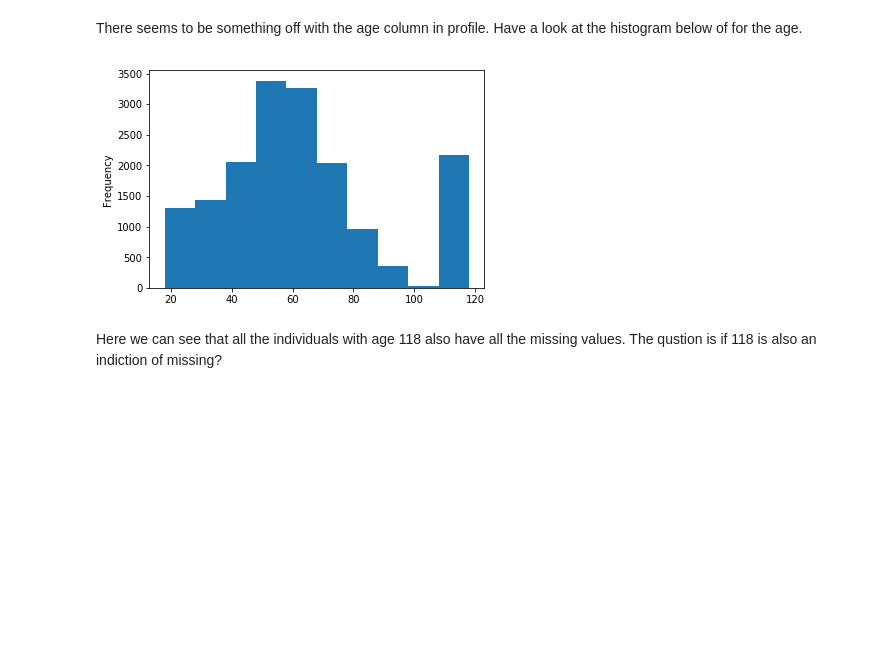
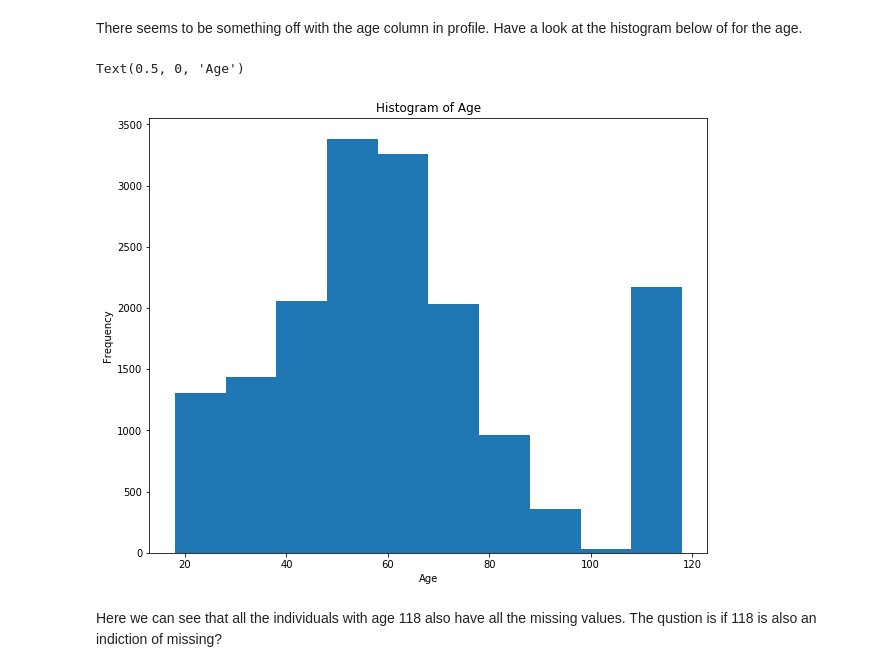
Before and after one commit to erab17/data_scientist_nanodegree_capstone, a Jupyter notebook: Starbucks_Capstone_notebook-Copy1.ipynb, the cells around one changed output. Cells and saved outputs as stored; diff of their text form; code cells hidden in the pictures; blank space fills up the shorter version.

```diff
--- a/Starbucks_Capstone_notebook-Copy1.ipynb
+++ b/Starbucks_Capstone_notebook-Copy1.ipynb
@@ -211,10 +324,14 @@ income              2175
 dtype: int64
 # %% [markdown]
 There seems to be something off with the age column in profile. Have a look at the histogram below of for the age.
-# %%
-profile["age"].plot.hist();
-# %% [output]
-[figure, removed]
+# %%
+fig, ax = plt.subplots(1,1 ,figsize=(10,8))
+profile["age"].plot.hist(ax=ax);
+ax.set_title("Histogram of Age")
+ax.set_xlabel("Age")
+# %% [output]
+Text(0.5, 0, 'Age')
+[figure, added]
 # %% [markdown]
 Here we can see that all the individuals with age 118 also have all the missing values. The qustion is if 118 is also an indiction of missing?
 # %%
```
Also changed, not shown: parts of 213 cells of this notebook.
